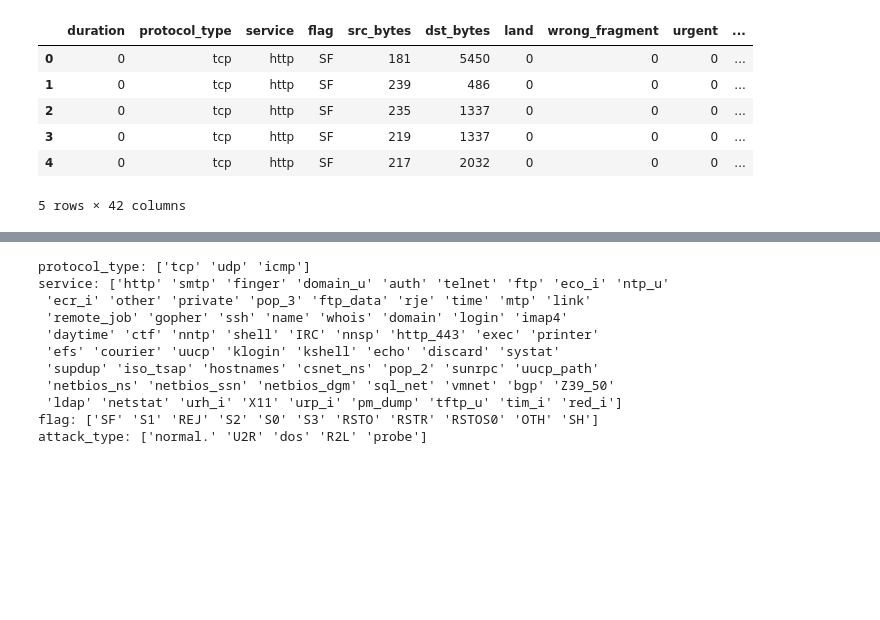
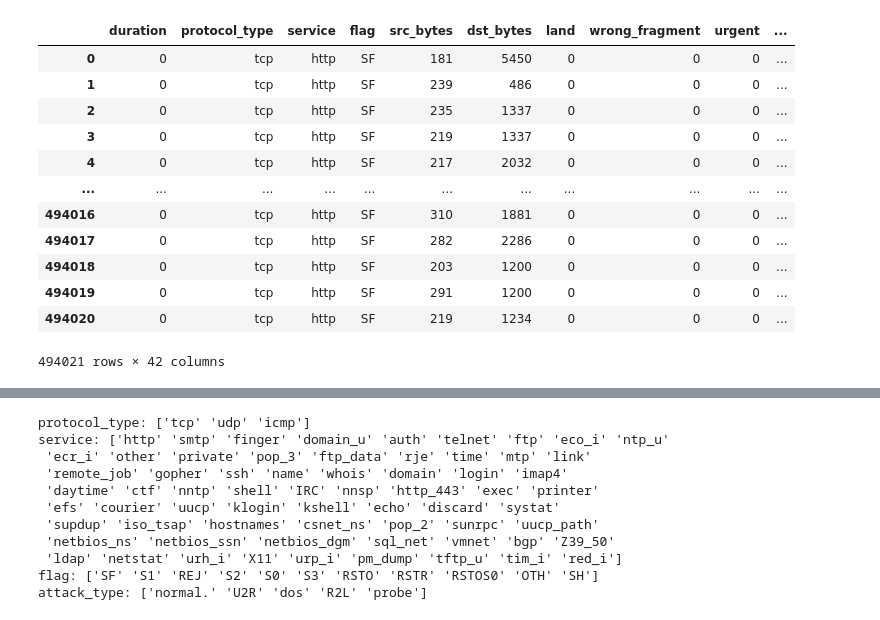
Before and after one commit to gabrielleviray/CMPE_209_Group_1_Project, a Jupyter notebook: data_cleanup_multi.ipynb, the cells around one changed output, grey strips where cells are left out. Saved outputs shown, nothing was run; the diff lists cells and outputs as text; code cells hidden in the pictures; blank space fills up the shorter version.

```diff
--- a/data_cleanup_multi.ipynb
+++ b/data_cleanup_multi.ipynb
@@ -1,28 +1,34 @@
 # %%
 import pandas as pd
 import numpy as np
 import matplotlib.pyplot as plt
 import matplotlib.colors as colors
 from sklearn.utils import resample
 from sklearn.model_selection import train_test_split
 from sklearn.preprocessing import scale
 from sklearn.svm import SVC
 from sklearn.model_selection import GridSearchCV
 from sklearn.metrics import confusion_matrix
 from sklearn.metrics import plot_confusion_matrix
 from sklearn.decomposition import PCA
 
 
 
 kdd_names_read = pd.read_csv('datasets/feature_names.csv', header=None)
 kdd_names = kdd_names_read.iloc[:,0].values
 kdd = pd.read_csv('datasets/kddcup.data_10_percent_corrected', names=kdd_names)
-kdd.head()
+kdd
 # %% [output]
 |  | duration | protocol_type | service | flag | src_bytes | dst_bytes | land | wrong_fragment | urgent | ... |
 | 0 | 0 | tcp | http | SF | 181 | 5450 | 0 | 0 | 0 | ... |
 | 1 | 0 | tcp | http | SF | 239 | 486 | 0 | 0 | 0 | ... |
 | 2 | 0 | tcp | http | SF | 235 | 1337 | 0 | 0 | 0 | ... |
 | 3 | 0 | tcp | http | SF | 219 | 1337 | 0 | 0 | 0 | ... |
 | 4 | 0 | tcp | http | SF | 217 | 2032 | 0 | 0 | 0 | ... |
+| ... | ... | ... | ... | ... | ... | ... | ... | ... | ... | ... |
+| 494016 | 0 | tcp | http | SF | 310 | 1881 | 0 | 0 | 0 | ... |
+| 494017 | 0 | tcp | http | SF | 282 | 2286 | 0 | 0 | 0 | ... |
+| 494018 | 0 | tcp | http | SF | 203 | 1200 | 0 | 0 | 0 | ... |
+| 494019 | 0 | tcp | http | SF | 291 | 1200 | 0 | 0 | 0 | ... |
+| 494020 | 0 | tcp | http | SF | 219 | 1234 | 0 | 0 | 0 | ... |
-5 rows × 42 columns
+494021 rows × 42 columns
```
Also changed, not shown: parts of 21 cells of this notebook, 3 other files.
